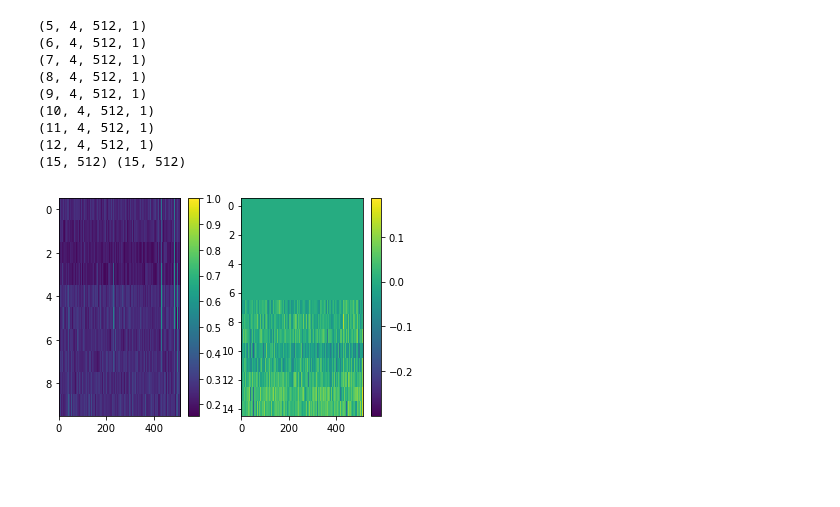
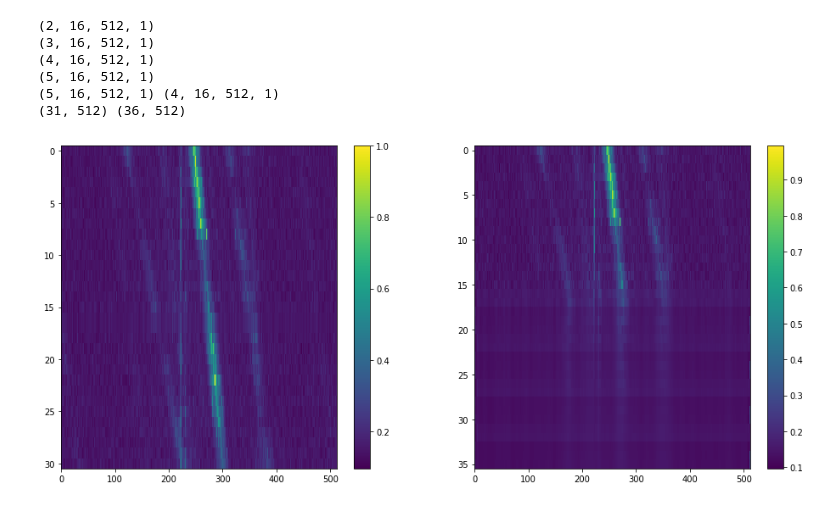
Before and after one commit to yunfanz/AnomalyD, a Jupyter notebook: Keras-exp/Untitled1.ipynb, the cells around one changed output. Saved outputs shown, nothing was run; the diff lists cells and outputs as text; code cells hidden in the pictures; blank space fills up the shorter version.

```diff
--- a/Keras-exp/Untitled1.ipynb
+++ b/Keras-exp/Untitled1.ipynb
@@ -25,8 +24,8 @@ plt.show()
 # %%
 batch.shape
-def make_movie(frame, l=8):
+def make_movie(frame, l=16, step=5):
     L = frame.shape[0]
-    movie = np.stack([frame[i:i+l] for i in range(L-l)], axis=0)
+    movie = np.stack([frame[i:i+l] for i in range(0, L-l, step)], axis=0)
     return movie
 movie_batch = np.stack([make_movie(frame) for frame in batch], axis=0)
 print(movie_batch.shape)
@@ -46,25 +45,26 @@ from keras.utils import multi_gpu_model
 # of identical shape.
 
 seq = Sequential()
-seq.add(ConvLSTM2D(filters=40, kernel_size=(1, 3),
-                   input_shape=(None, 8, 512, 1),
+seq.add(ConvLSTM2D(filters=8, kernel_size=(1, 3),
+                   input_shape=(None, 16, 512, 1),
                    padding='same', return_sequences=True))
 seq.add(BatchNormalization())
 
-seq.add(ConvLSTM2D(filters=40, kernel_size=(3, 3),
+seq.add(ConvLSTM2D(filters=8, kernel_size=(3, 3),
                    padding='same', return_sequences=True))
 seq.add(BatchNormalization())
 
-seq.add(ConvLSTM2D(filters=40, kernel_size=(1, 3),
+seq.add(ConvLSTM2D(filters=8, kernel_size=(1, 3),
                    padding='same', return_sequences=True))
 seq.add(BatchNormalization())
 
-seq.add(ConvLSTM2D(filters=40, kernel_size=(3, 3),
+seq.add(ConvLSTM2D(filters=8, kernel_size=(3, 3),
                    padding='same', return_sequences=True))
 seq.add(BatchNormalization())
 
 seq.add(Conv3D(filters=1, kernel_size=(1, 3, 3),
                activation='sigmoid',
                padding='same', data_format='channels_last'))
-seq = multi_gpu_model(seq, gpus=2)
+#seq = multi_gpu_model(seq, gpus=2)
 seq.compile(loss='binary_crossentropy', optimizer='adadelta')
+seq.summary()
@@ -71,4 +89,4 @@ seq.compile(loss='binary_crossentropy', optimizer='adadelta')
 # %%
-seq.fit(movie_batch[:50000, :-1], movie_batch[:50000, 1:], batch_size=32,
+seq.fit(movie_batch[:10000, :-1], movie_batch[:10000, 1:], batch_size=32,
         epochs=5, validation_split=0.05)
 # %% [output]
@@ -81,42 +105,43 @@ Hint: If you want to see a list of allocated tensors when OOM happens, add repor
 # %%
-def make_frames(movie, l=4):
+def make_frames(movie, l=4, step=1):
     #print(movie.shape)
     frame = [movie[0]]
     for m_frame in movie[1:]:
-        frame.append(m_frame[-1][np.newaxis,...])
+        frame.append(m_frame[-step:][...])
     #print([m.shape for m in frame])
     frame = np.concatenate(frame, axis=0).squeeze()
     return frame
-which = 50019
-track = movie_batch[which][:4, ::, ::, ::]
-for j in range(8):
-    new_pos = seq.predict(track[np.newaxis, ::, ::, ::, ::])
-    new = new_pos[::, -1, ::, ::, ::]
+Step = 5
+which = 10150
+track = movie_batch[which][:1, ::, ::, ::]
+for j in range(4):
+    new_pos = seq.predict(track[np.newaxis, -1:, ::, ::, ::])
+    new = new_pos[0][::, ::, ::, ::]
+    #print(new_pos.shape, track.shape, new.shape)
     track = np.concatenate((track, new), axis=0)
     print(track.shape)
 
+
 track2 = movie_batch[which][::, ::, ::, ::]
-GT = make_frames(track2)
-pred = make_frames(track)
+print(track.shape, track2.shape)
+GT = make_frames(track2, step=Step)
+pred = make_frames(track, step=Step)
 print(GT.shape, pred.shape)
-plt.figure()
+plt.figure(figsize=(16,7))
 plt.subplot(121)
-plt.imshow(GT[:10], aspect='auto')
+plt.imshow(GT, aspect='auto')
 plt.colorbar()
 plt.subplot(122)
-plt.imshow(pred-GT, aspect='auto')
+plt.imshow(pred, aspect='auto')
 plt.colorbar()
 plt.show()
 # %% [output]
-(5, 4, 512, 1)
-(6, 4, 512, 1)
-(7, 4, 512, 1)
-(8, 4, 512, 1)
-(9, 4, 512, 1)
-(10, 4, 512, 1)
-(11, 4, 512, 1)
-(12, 4, 512, 1)
-(15, 512) (15, 512)
+(2, 16, 512, 1)
+(3, 16, 512, 1)
+(4, 16, 512, 1)
+(5, 16, 512, 1)
+(5, 16, 512, 1) (4, 16, 512, 1)
+(31, 512) (36, 512)
-[figure, old version]
+[figure, new version]
 # %%
 !mv ../Convolutional-LSTM-in-Tensorflow/training_data/ ../Convolutional-LSTM-in-Tensorflow/Data/
```
Also changed, not shown: parts of 8 cells of this notebook.
